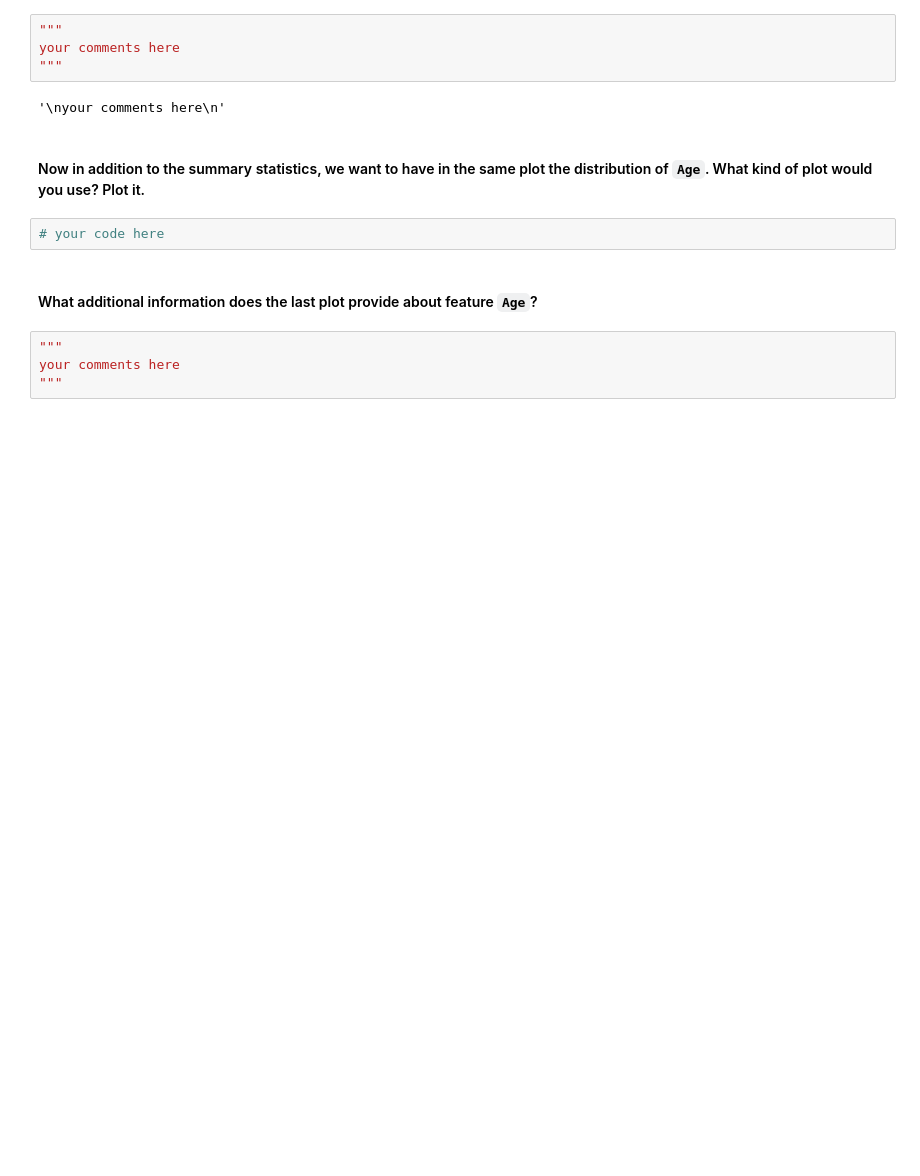
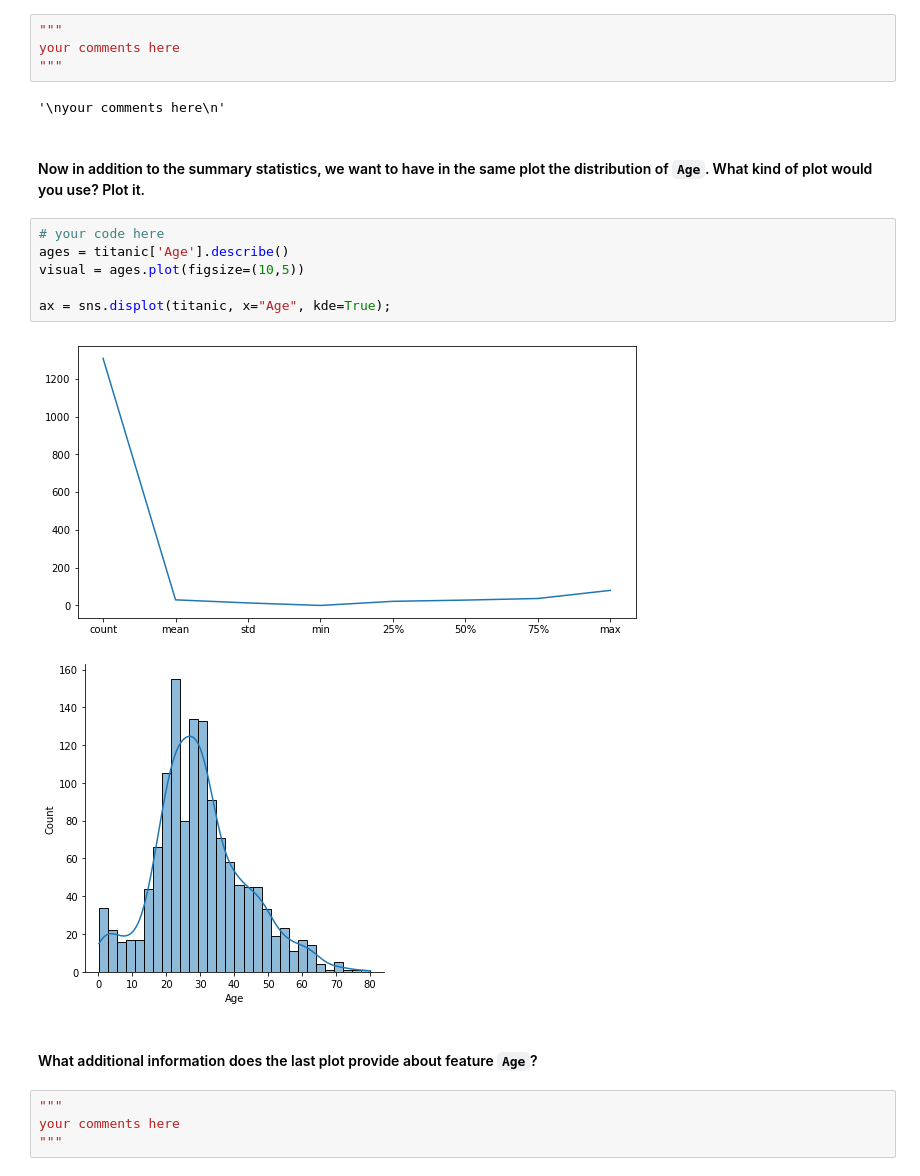
Before and after one commit to TitoGerva/dataptmad1121_labs, a Jupyter notebook: module-2/matplotlib-seaborn/your-code/[matplotlib-seaborn] Gervasio Feliciosi.ipynb, the cells around one changed output. Drawn from its saved outputs; the diff is of its cells as text; blank space fills up the shorter version.

```diff
--- a/module-2/matplotlib-seaborn/your-code/[matplotlib-seaborn] Gervasio Feliciosi.ipynb
+++ b/module-2/matplotlib-seaborn/your-code/[matplotlib-seaborn] Gervasio Feliciosi.ipynb
@@ -367,8 +365,15 @@ your comments here
 '\nyour comments here\n'
 # %% [markdown]
 #### Now in addition to the summary statistics, we want to have in the same plot the distribution of `Age`. What kind of plot would you use? Plot it.
-# %%
-# your code here
+# %%
+# your code here
+ages = titanic['Age'].describe()
+visual = ages.plot(figsize=(10,5))
+
+ax = sns.displot(titanic, x="Age", kde=True);
+# %% [output]
+[figure, added]
+[figure, added]
 # %% [markdown]
 #### What additional information does the last plot provide about feature `Age`?
 # %%
```
Also changed, not shown: parts of 12 cells of this notebook.
